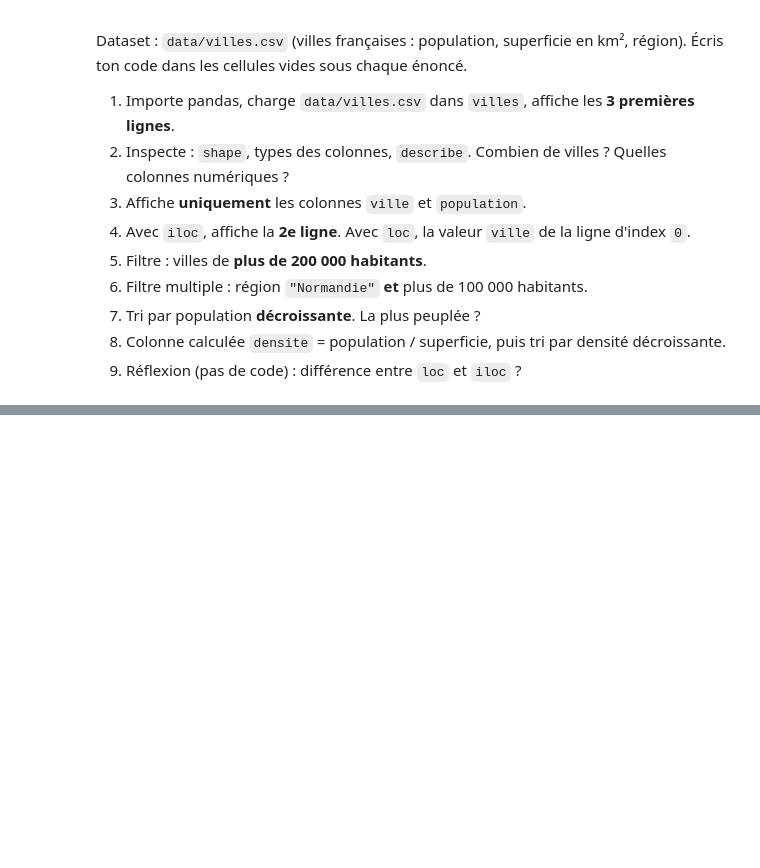
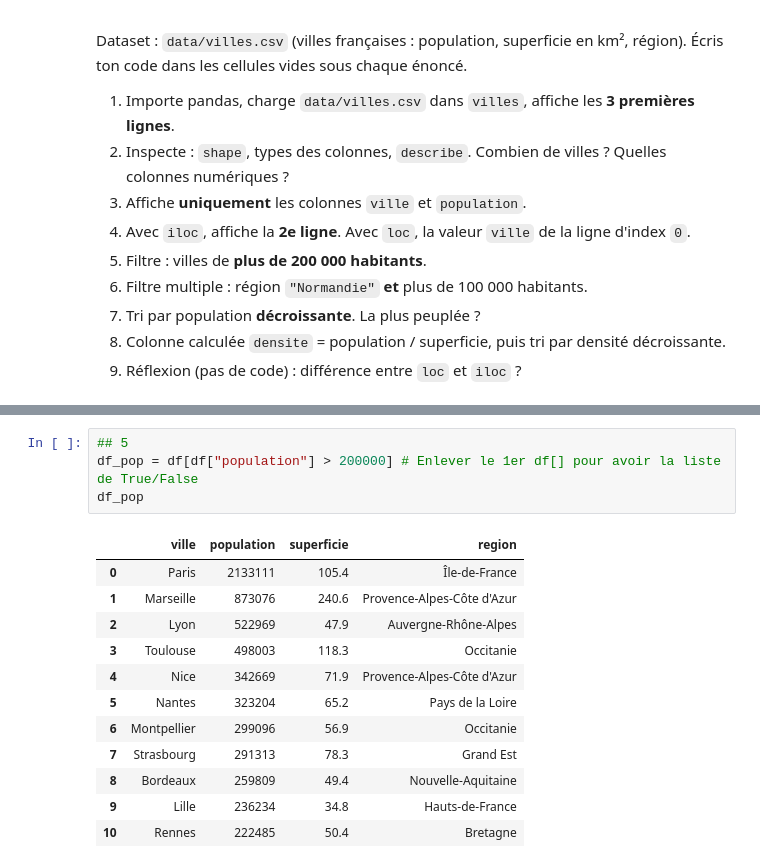
Before and after one commit to RobaloVictor-DataEngineer/Claude-parcours-data-eng, a Jupyter notebook: Projets/01 Parcours Data Engineer/exercices/python/s2_1_pandas_fondamentaux.ipynb, the cells around one changed output, grey strips where cells are left out. Drawn from its saved outputs; the diff is of its cells as text; blank space fills up the shorter version.

```diff
--- a/Projets/01 Parcours Data Engineer/exercices/python/s2_1_pandas_fondamentaux.ipynb
+++ b/Projets/01 Parcours Data Engineer/exercices/python/s2_1_pandas_fondamentaux.ipynb
@@ -89,0 +201,17 @@ Dataset : `data/villes.csv` (villes françaises : population, superficie en km²
+# %%
+## 5
+df_pop = df[df["population"] > 200000] # Enlever le 1er df[] pour avoir la liste de True/False
+df_pop
+# %% [output]
+|  | ville | population | superficie | region |
+| 0 | Paris | 2133111 | 105.4 | Île-de-France |
+| 1 | Marseille | 873076 | 240.6 | Provence-Alpes-Côte d'Azur |
+| 2 | Lyon | 522969 | 47.9 | Auvergne-Rhône-Alpes |
+| 3 | Toulouse | 498003 | 118.3 | Occitanie |
+| 4 | Nice | 342669 | 71.9 | Provence-Alpes-Côte d'Azur |
+| 5 | Nantes | 323204 | 65.2 | Pays de la Loire |
+| 6 | Montpellier | 299096 | 56.9 | Occitanie |
+| 7 | Strasbourg | 291313 | 78.3 | Grand Est |
+| 8 | Bordeaux | 259809 | 49.4 | Nouvelle-Aquitaine |
+| 9 | Lille | 236234 | 34.8 | Hauts-de-France |
+| 10 | Rennes | 222485 | 50.4 | Bretagne |
```
Also changed, not shown: parts of 27 cells of this notebook, 5 other files.
